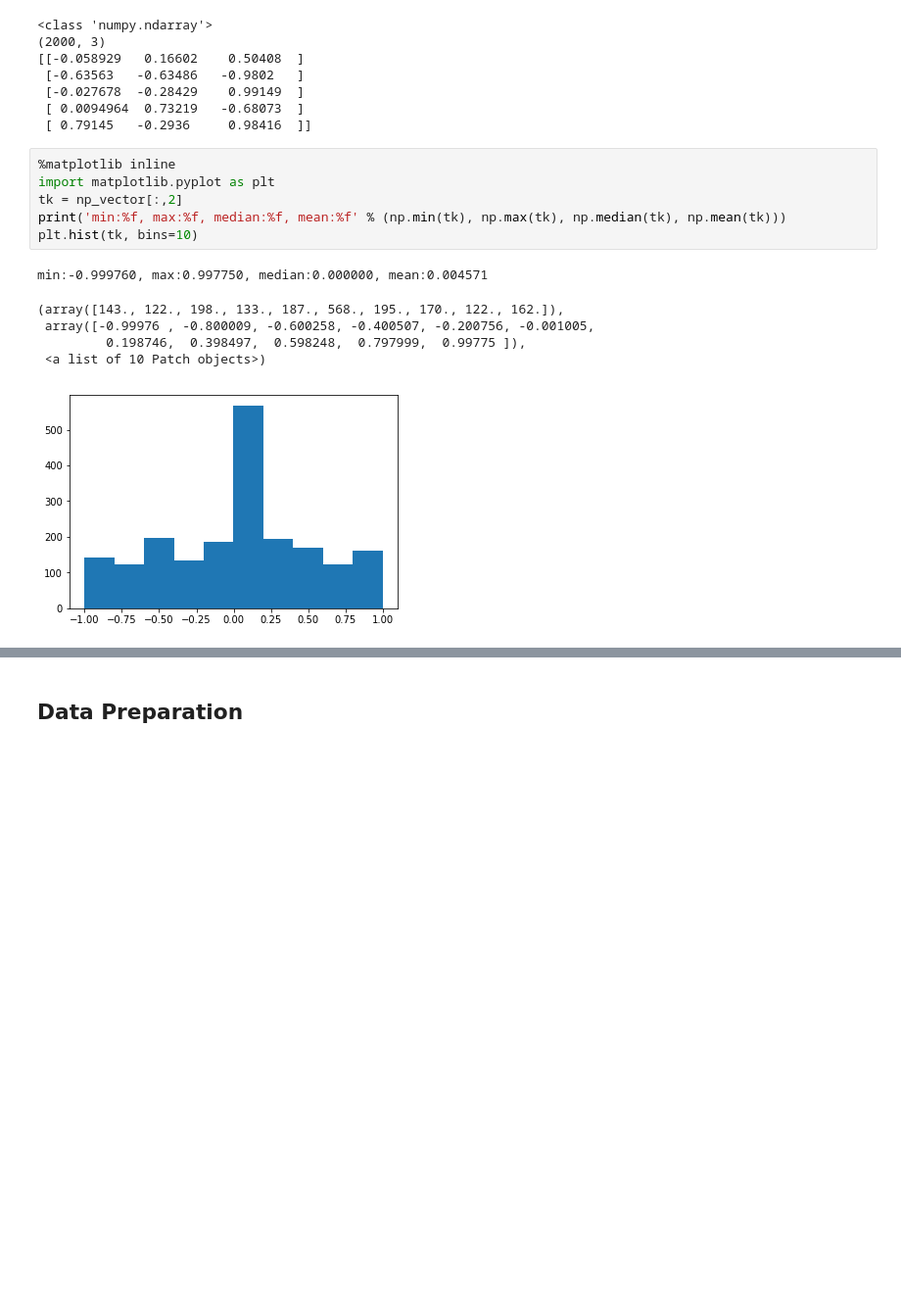
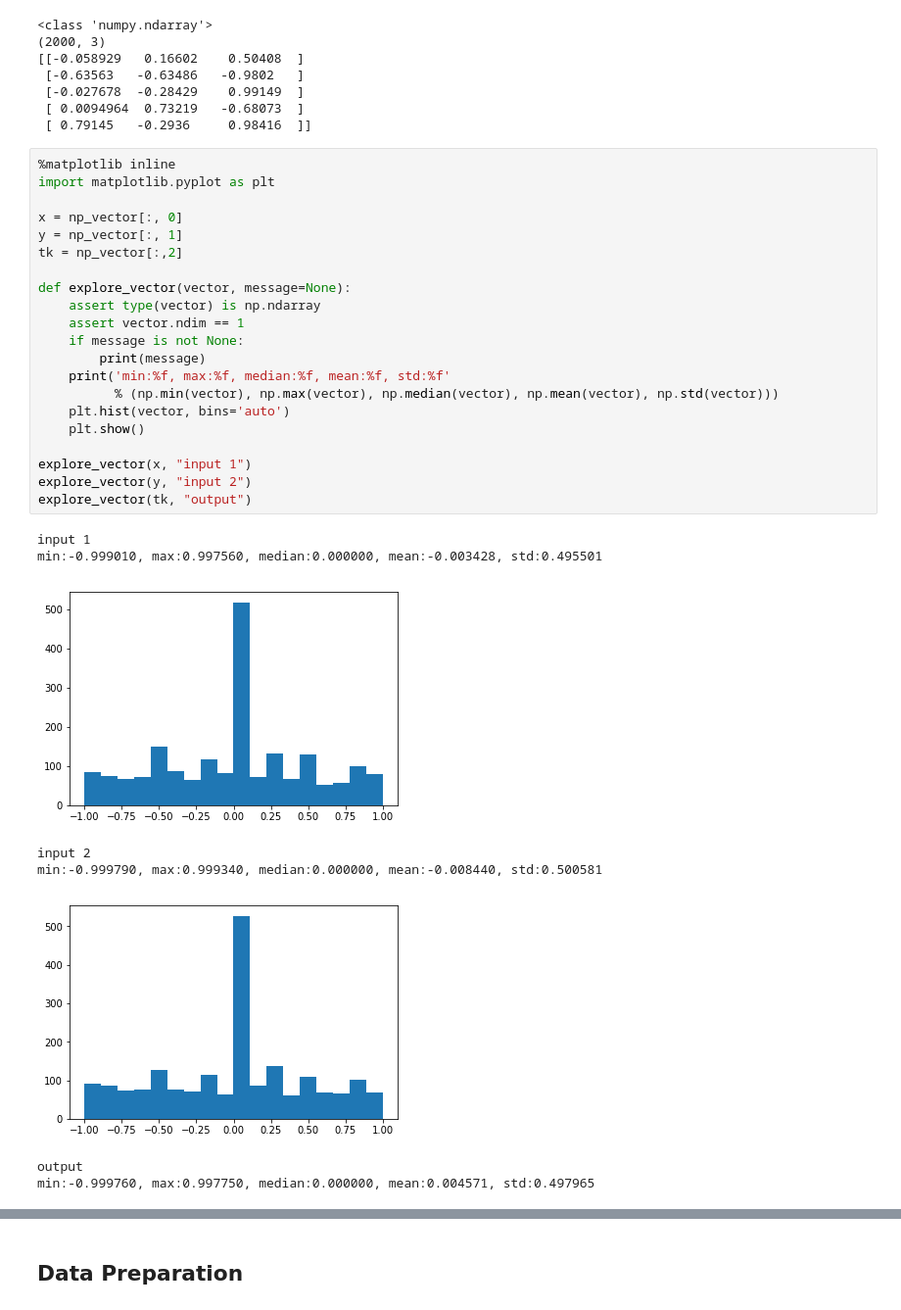
Before and after one commit to rickyzhang82/Function-Approximation-by-ML, a Jupyter notebook: Approximation-with-few-sample.ipynb, the cells around one changed output, grey strips where cells are left out. Shown at 98% size. Drawn from its saved outputs; the diff is of its cells as text; blank space fills up the shorter version.

```diff
--- a/Approximation-with-few-sample.ipynb
+++ b/Approximation-with-few-sample.ipynb
@@ -30,13 +30,30 @@ print(np_vector[:5])
 # %%
 %matplotlib inline
 import matplotlib.pyplot as plt
+
+x = np_vector[:, 0]
+y = np_vector[:, 1]
 tk = np_vector[:,2]
-print('min:%f, max:%f, median:%f, mean:%f' % (np.min(tk), np.max(tk), np.median(tk), np.mean(tk)))
-plt.hist(tk, bins=10)
+
+def explore_vector(vector, message=None):
+    assert type(vector) is np.ndarray
+    assert vector.ndim == 1
+    if message is not None:
+        print(message)
+    print('min:%f, max:%f, median:%f, mean:%f, std:%f'
+          % (np.min(vector), np.max(vector), np.median(vector), np.mean(vector), np.std(vector)))
+    plt.hist(vector, bins='auto')
+    plt.show()
+
+explore_vector(x, "input 1")
+explore_vector(y, "input 2")
+explore_vector(tk, "output")
 # %% [output]
-min:-0.999760, max:0.997750, median:0.000000, mean:0.004571
+input 1
+min:-0.999010, max:0.997560, median:0.000000, mean:-0.003428, std:0.495501
+[figure, new version]
-(array([143., 122., 198., 133., 187., 568., 195., 170., 122., 162.]),
- array([-0.99976 , -0.800009, -0.600258, -0.400507, -0.200756, -0.001005,
-         0.198746,  0.398497,  0.598248,  0.797999,  0.99775 ]),
- <a list of 10 Patch objects>)
+input 2
+min:-0.999790, max:0.999340, median:0.000000, mean:-0.008440, std:0.500581
-[figure, old version]
+[figure, added]
+output
+min:-0.999760, max:0.997750, median:0.000000, mean:0.004571, std:0.497965
```
Also changed, not shown: parts of 9 cells of this notebook.
